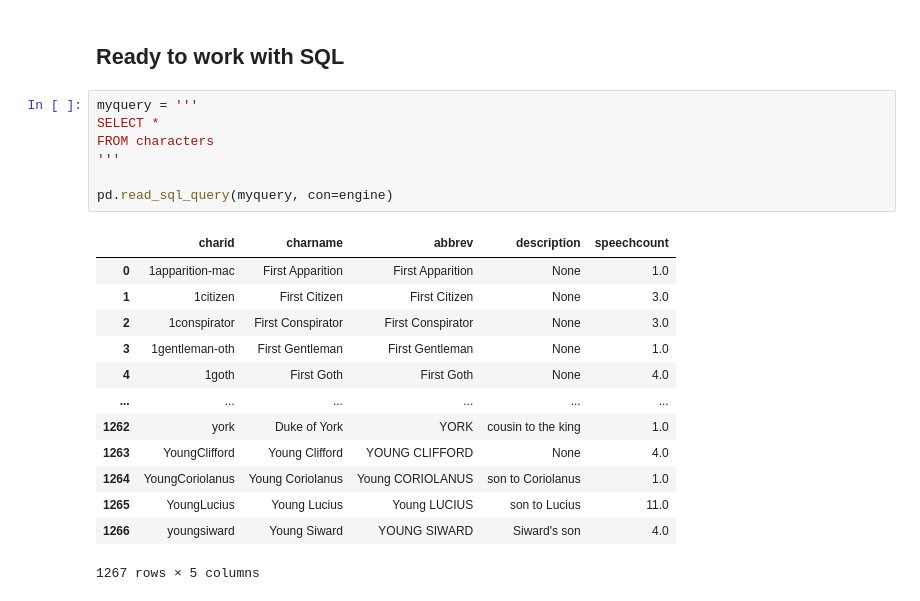
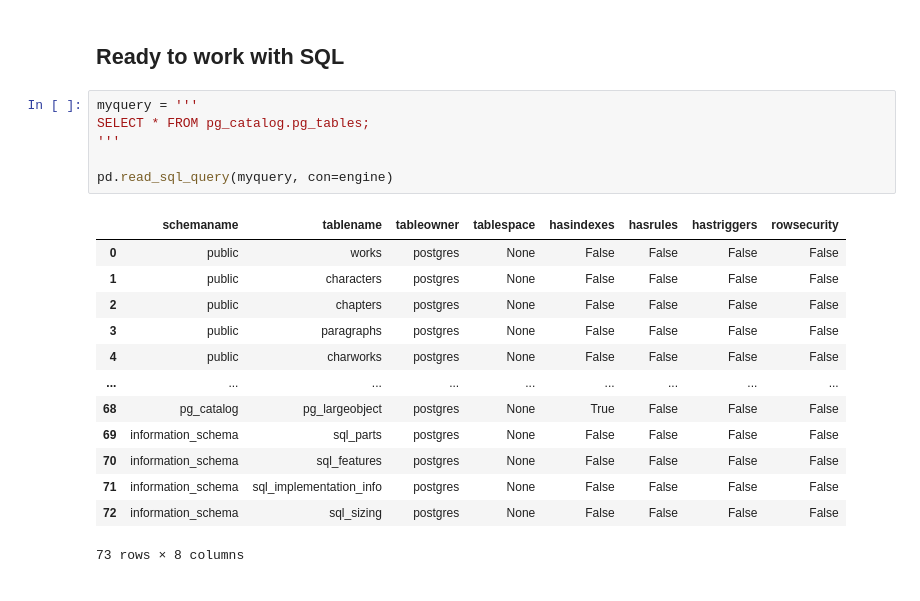
Before and after one commit to Maodougie25/ds6001databases2025, a Jupyter notebook: create_shakespeare_db.ipynb, the cells around one changed output. Cells and saved outputs as stored; diff of their text form.

```diff
--- a/create_shakespeare_db.ipynb
+++ b/create_shakespeare_db.ipynb
@@ -90,22 +90,21 @@ charworks.to_sql("charworks", con=engine, if_exists="replace", index=False, chun
 ## Ready to work with SQL
 # %%
 myquery = '''
-SELECT *
-FROM characters
+SELECT * FROM pg_catalog.pg_tables;
 '''
 
 pd.read_sql_query(myquery, con=engine)
 # %% [output]
-|  | charid | charname | abbrev | description | speechcount |
-| 0 | 1apparition-mac | First Apparition | First Apparition | None | 1.0 |
-| 1 | 1citizen | First Citizen | First Citizen | None | 3.0 |
-| 2 | 1conspirator | First Conspirator | First Conspirator | None | 3.0 |
-| 3 | 1gentleman-oth | First Gentleman | First Gentleman | None | 1.0 |
-| 4 | 1goth | First Goth | First Goth | None | 4.0 |
-| ... | ... | ... | ... | ... | ... |
-| 1262 | york | Duke of York | YORK | cousin to the king | 1.0 |
-| 1263 | YoungClifford | Young Clifford | YOUNG CLIFFORD | None | 4.0 |
-| 1264 | YoungCoriolanus | Young Coriolanus | Young CORIOLANUS | son to Coriolanus | 1.0 |
-| 1265 | YoungLucius | Young Lucius | Young LUCIUS | son to Lucius | 11.0 |
-| 1266 | youngsiward | Young Siward | YOUNG SIWARD | Siward's son | 4.0 |
+|  | schemaname | tablename | tableowner | tablespace | hasindexes | hasrules | hastriggers | rowsecurity |
+| 0 | public | works | postgres | None | False | False | False | False |
+| 1 | public | characters | postgres | None | False | False | False | False |
+| 2 | public | chapters | postgres | None | False | False | False | False |
+| 3 | public | paragraphs | postgres | None | False | False | False | False |
+| 4 | public | charworks | postgres | None | False | False | False | False |
+| ... | ... | ... | ... | ... | ... | ... | ... | ... |
+| 68 | pg_catalog | pg_largeobject | postgres | None | True | False | False | False |
+| 69 | information_schema | sql_parts | postgres | None | False | False | False | False |
+| 70 | information_schema | sql_features | postgres | None | False | False | False | False |
+| 71 | information_schema | sql_implementation_info | postgres | None | False | False | False | False |
+| 72 | information_schema | sql_sizing | postgres | None | False | False | False | False |
-1267 rows × 5 columns
+73 rows × 8 columns
```
Also changed, not shown: parts of 2 cells of this notebook, 1 other file.
